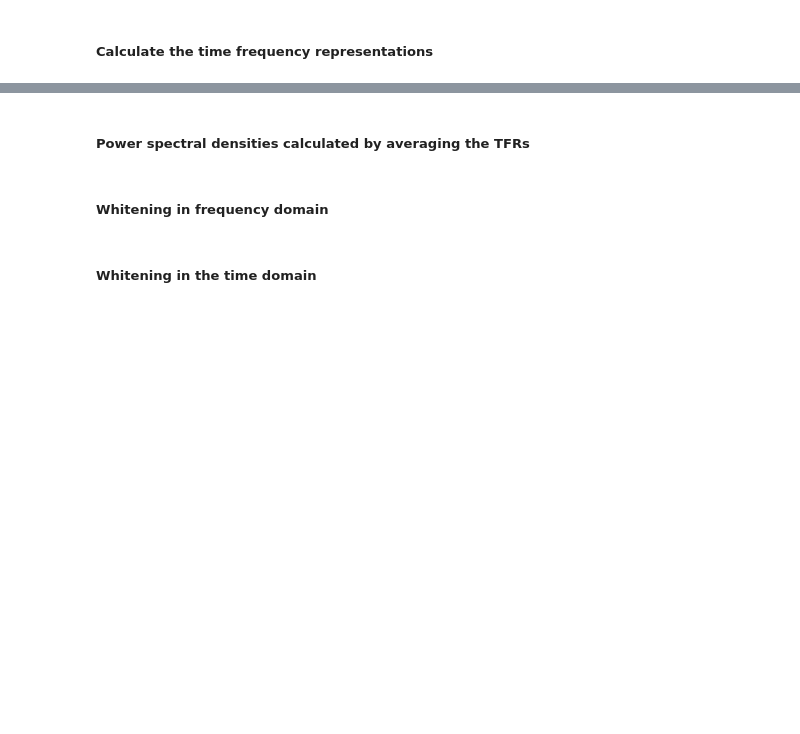
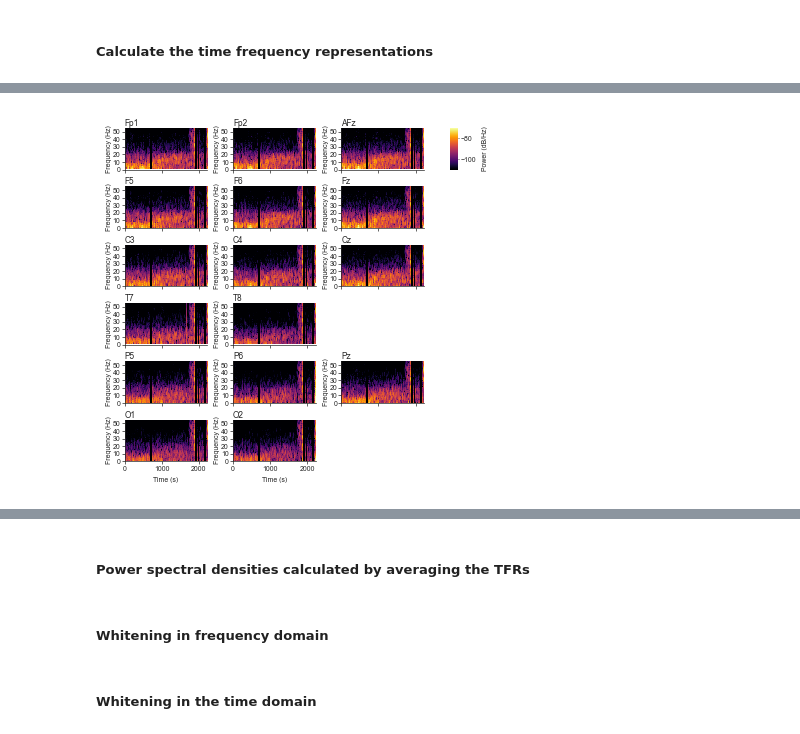
Before and after one commit to maboudi/capachinos, a Jupyter notebook: notebooks/time_frequency_map.ipynb, the cells around one changed output, grey strips where cells are left out. Saved outputs shown, nothing was run; the diff lists cells and outputs as text; code cells hidden in the pictures; blank space fills up the shorter version.

```diff
--- a/notebooks/time_frequency_map.ipynb
+++ b/notebooks/time_frequency_map.ipynb
@@ -118 +109,76 @@ plt.show()
+# %%
+set_custom_style()
+
+epochs_to_include = ['emergence']
+# Create a new dictionary with only the specified epochs
+tfr_to_plot = {key: value for key, value in power_spectral.tfr.items() if key in epochs_to_include}
+
+start_time = 0
+end_time = 0
+for _, tfr in tfr_to_plot.items():
+    end_time = end_time + tfr.times[-1]
+
+# Plotting for all 16 channels
+channels_to_plot = list(range(16))
+chan_names = power_spectral.select_channel_names
+num_channels = len(channels_to_plot)
+
+group_names = list(power_spectral.channel_groups.keys())
+num_groups = len(group_names)
+
+# Define single-column or double_column width figure
+fig_width = 300 # Adjusted to fit the 6x3 subplot grid
+fig_height = 300 # Adjusted to fit the 6x3 subplot grid
+
+font_size = 6
+
+fig = plt.figure()
+fig.set_size_inches([fig_width/72, fig_height/72])
+gs = GridSpec(
+    nrows=6,
+    ncols=4,
+    figure=fig,
+    wspace = 0.4,
+    hspace = 0.4,
+    width_ratios=[1,1,1,0.1]
+)
+
+for i_region, region_name in enumerate(group_names):
+    region_channels_indices = [chan_names.index(name) for name in chan_names if name in power_spectral.channel_groups[region_name]]
+    for i_channel, channel_idx in enumerate(region_channels_indices):
+        row = i_region
+        col = i_channel
+        ax = fig.add_subplot(gs[row, col])
+
+        im = plot_continuous_epochs(tfr_to_plot, ax = ax, colorbar=False, channel = channel_idx, vmin=-110, vmax=-70, cmap = 'inferno')
+
+        if row == 5:  # Label x-axis on the bottom row
+            ax.set_xlabel('Time (s)')
+        else:
+            ax.set_xticklabels([])
+
+        ax.set_xticks(np.arange(0, end_time, 1000))
+        ax.set_yticks(np.arange(0, 55, 10))
+        ax.set_ylabel('Frequency (Hz)', labelpad=0.5)
+        ax.set_title(chan_names[channel_idx], pad = 0.5, loc='left')
+        ax.tick_params(axis='both', which='major', labelsize=5, length=2, width=0.5, pad=1)
+
+# Add colorbar
+cax = fig.add_subplot(gs[0, -1])
+cbar = plt.colorbar(im, cax=cax, orientation='vertical')
+cbar.set_label('Power (dB/Hz)', fontsize=5)
+cbar.outline.set_visible(False)
+cbar.ax.tick_params(labelsize=5)
+
+plt.subplots_adjust(left=0.1, right= 0.9, bottom=0.1, top=0.9)
+
+# Save plot
+base_results_filename = base_results_dir / f'CA-{participant_id:02}'
+filename = f'{base_results_filename}_tfrs.pdf'
+file_path = os.path.join(base_results_dir, filename)
+plt.savefig(file_path, format='pdf', dpi=300)
+
+plt.show()
+# %% [output]
+[figure, added]
 # %% [markdown]
```
Also changed, not shown: parts of 14 cells of this notebook, 20 other files.
